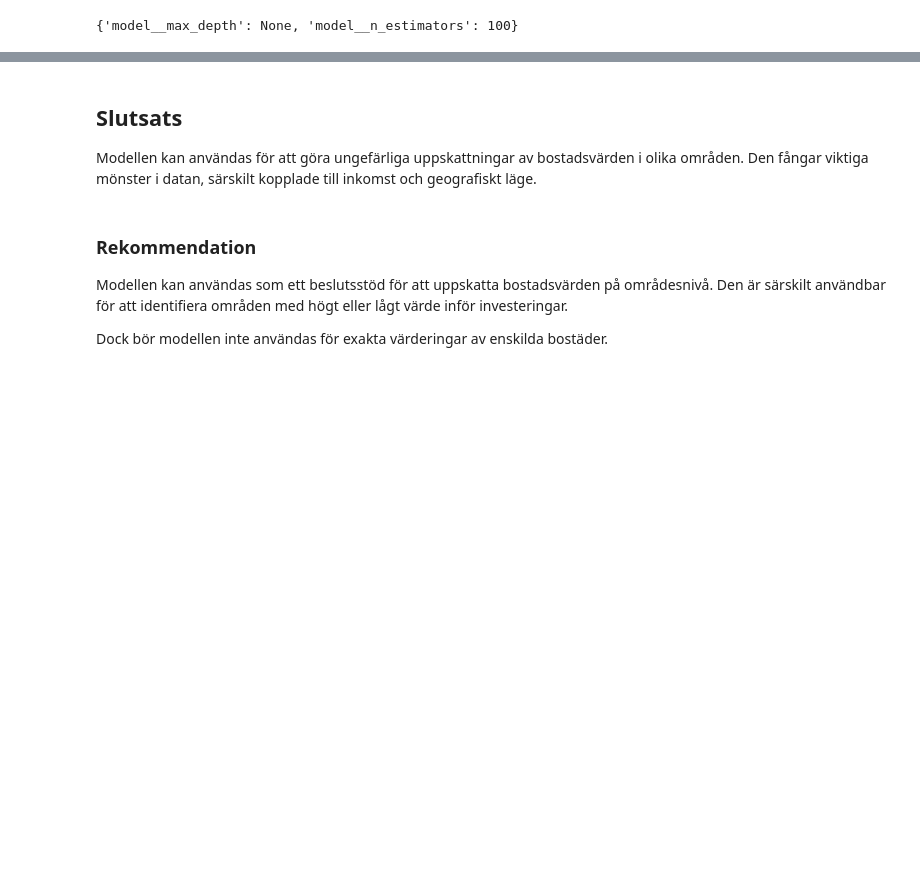
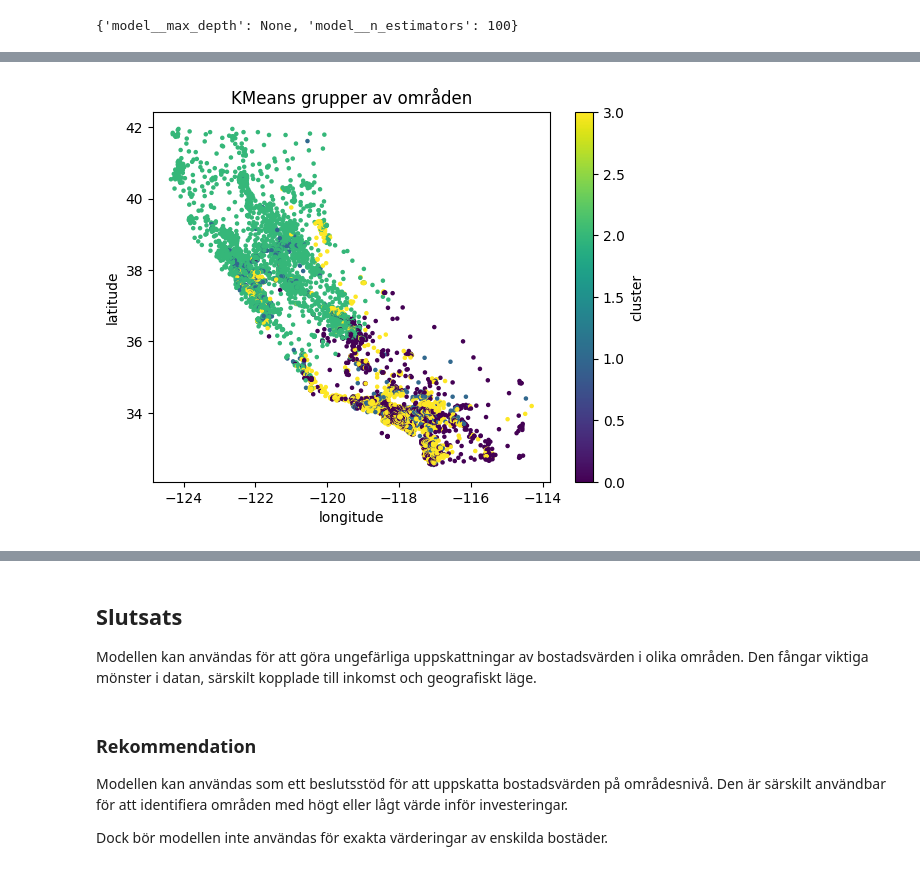
Before and after one commit to AlmaVasell/California-housing, a Jupyter notebook: ML_Uppgift1_Alma_Vasell.ipynb, the cells around one changed output, grey strips where cells are left out. Cells and saved outputs as stored; diff of their text form; code cells hidden in the pictures; blank space fills up the shorter version.

```diff
--- a/ML_Uppgift1_Alma_Vasell.ipynb
+++ b/ML_Uppgift1_Alma_Vasell.ipynb
@@ -290,0 +299,22 @@ print(grid.best_params_)
+# %%
+X_unsup = X.select_dtypes(include=["float64"]).copy()
+
+imputer = SimpleImputer(strategy="median")
+X_unsup = imputer.fit_transform(X_unsup)
+
+scaler = StandardScaler()
+X_scaled = scaler.fit_transform(X_unsup)
+
+kmeans = KMeans(n_clusters=4, random_state=42)
+clusters = kmeans.fit_predict(X_scaled)
+df["cluster"] = clusters
+# %%
+plt.figure()
+plt.scatter(df["longitude"], df["latitude"], c=df["cluster"], cmap="viridis", s=5)
+plt.title("KMeans grupper av områden")
+plt.xlabel("longitude")
+plt.ylabel("latitude")
+plt.colorbar(label="cluster")
+plt.show()
+# %% [output]
+[figure, added]
```
Also changed, not shown: parts of 13 cells of this notebook, 1 other file.
